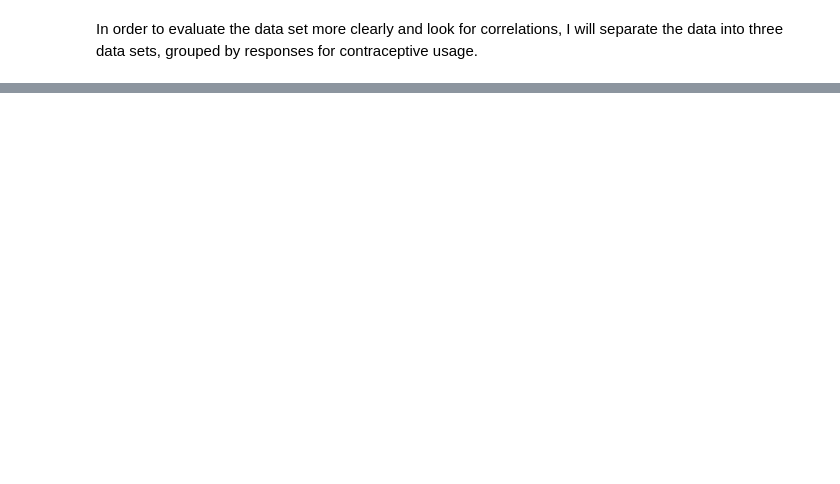
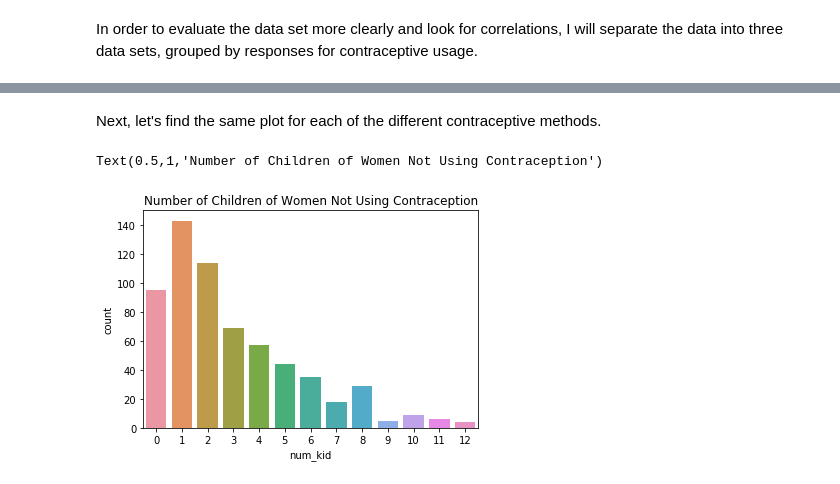
Before and after one commit to serfsup/thinkful-fundamentals_capstone_contraception, a Jupyter notebook: Thinkful Fundamentals Contraception Capstone.ipynb, the cells around one changed output, grey strips where cells are left out. Saved outputs shown, nothing was run; the diff lists cells and outputs as text; code cells hidden in the pictures; blank space fills up the shorter version.

```diff
--- a/Thinkful Fundamentals Contraception Capstone.ipynb
+++ b/Thinkful Fundamentals Contraception Capstone.ipynb
@@ -107,0 +159,7 @@ df3.describe()
+# %% [markdown]
+Next, let's find the same plot for each of the different contraceptive methods.
+# %%
+sns.countplot(x='num_kid', data=df1).set_title("Number of Children of Women Not Using Contraception")
+# %% [output]
+Text(0.5,1,'Number of Children of Women Not Using Contraception')
+[figure, added]
```
Also changed, not shown: parts of 15 cells of this notebook.
